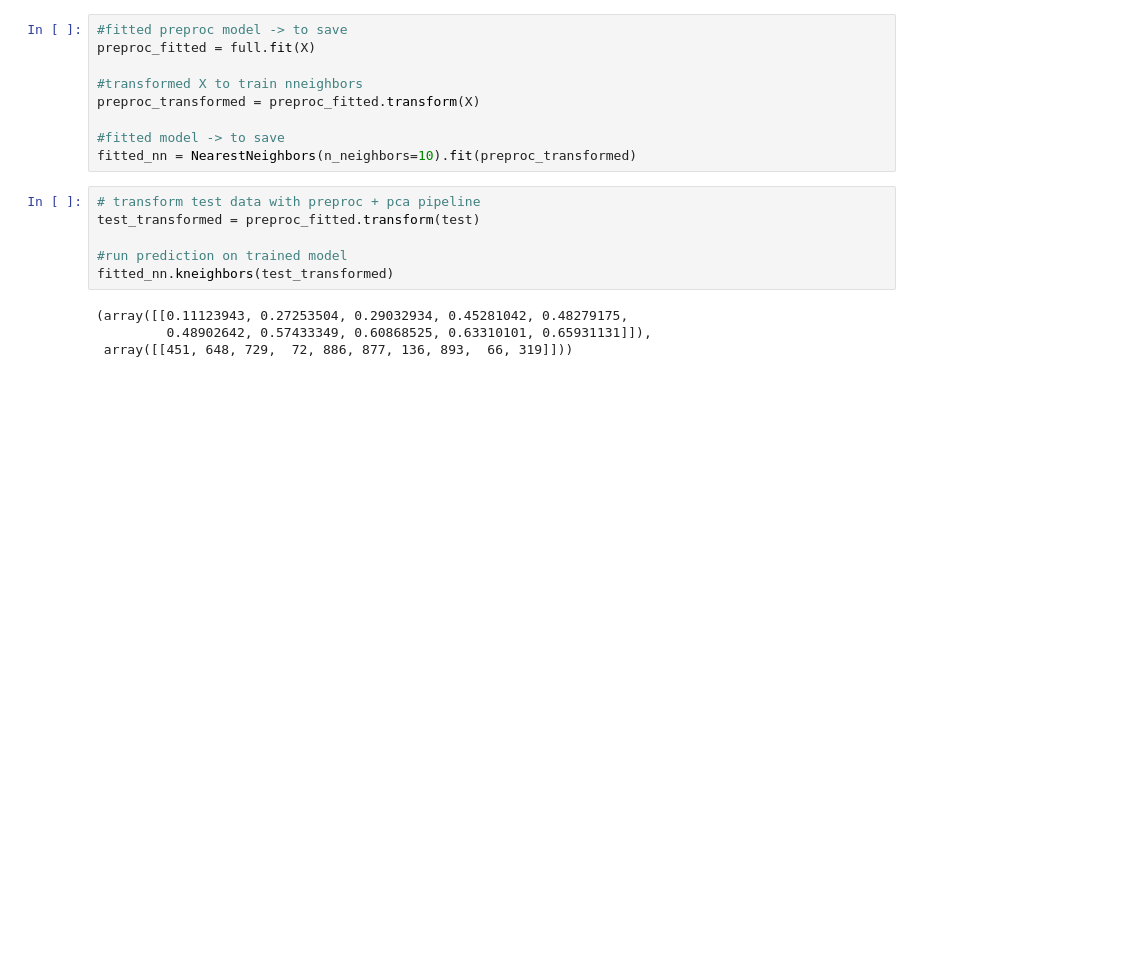
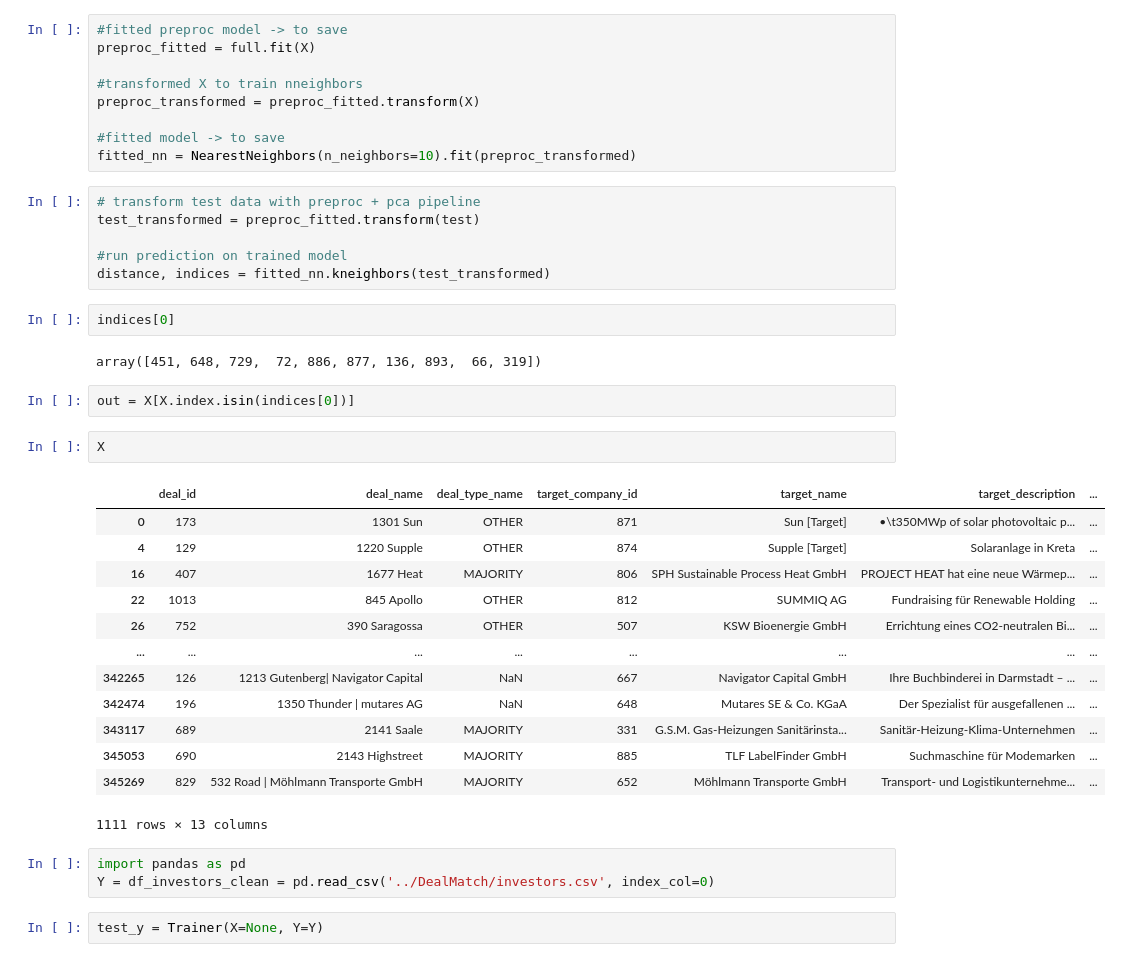
Before and after one commit to michabrz/DealMatch, a Jupyter notebook: notebooks/test_pipeline.ipynb, the cells around one changed output. Cells and saved outputs as stored; diff of their text form; blank space fills up the shorter version.

```diff
--- a/notebooks/test_pipeline.ipynb
+++ b/notebooks/test_pipeline.ipynb
@@ -69,8 +69,31 @@ fitted_nn = NearestNeighbors(n_neighbors=10).fit(preproc_transformed)
 test_transformed = preproc_fitted.transform(test)
 
 #run prediction on trained model
-fitted_nn.kneighbors(test_transformed)
+distance, indices = fitted_nn.kneighbors(test_transformed)
-# %% [output]
-(array([[0.11123943, 0.27253504, 0.29032934, 0.45281042, 0.48279175,
-         0.48902642, 0.57433349, 0.60868525, 0.63310101, 0.65931131]]),
- array([[451, 648, 729,  72, 886, 877, 136, 893,  66, 319]]))
+# %%
+indices[0]
+# %% [output]
+array([451, 648, 729,  72, 886, 877, 136, 893,  66, 319])
+# %%
+out = X[X.index.isin(indices[0])]
+# %%
+X
+# %% [output]
+|  | deal_id | deal_name | deal_type_name | target_company_id | target_name | target_description | ... |
+| 0 | 173 | 1301 Sun | OTHER | 871 | Sun [Target] | •\t350MWp of solar photovoltaic p... | ... |
+| 4 | 129 | 1220 Supple | OTHER | 874 | Supple [Target] | Solaranlage in Kreta | ... |
+| 16 | 407 | 1677 Heat | MAJORITY | 806 | SPH Sustainable Process Heat GmbH | PROJECT HEAT hat eine neue Wärmep... | ... |
+| 22 | 1013 | 845 Apollo | OTHER | 812 | SUMMIQ AG | Fundraising für Renewable Holding | ... |
+| 26 | 752 | 390 Saragossa | OTHER | 507 | KSW Bioenergie GmbH | Errichtung eines CO2-neutralen Bi... | ... |
+| ... | ... | ... | ... | ... | ... | ... | ... |
+| 342265 | 126 | 1213 Gutenberg| Navigator Capital | NaN | 667 | Navigator Capital GmbH | Ihre Buchbinderei in Darmstadt – ... | ... |
+| 342474 | 196 | 1350 Thunder | mutares AG | NaN | 648 | Mutares SE & Co. KGaA | Der Spezialist für ausgefallenen ... | ... |
+| 343117 | 689 | 2141 Saale | MAJORITY | 331 | G.S.M. Gas-Heizungen Sanitärinsta... | Sanitär-Heizung-Klima-Unternehmen | ... |
+| 345053 | 690 | 2143 Highstreet | MAJORITY | 885 | TLF LabelFinder GmbH | Suchmaschine für Modemarken | ... |
+| 345269 | 829 | 532 Road | Möhlmann Transporte GmbH | MAJORITY | 652 | Möhlmann Transporte GmbH | Transport- und Logistikunternehme... | ... |
+1111 rows × 13 columns
+# %%
+import pandas as pd
+Y = df_investors_clean = pd.read_csv('../DealMatch/investors.csv', index_col=0)
+# %%
+test_y = Trainer(X=None, Y=Y)
```
Also changed, not shown: parts of 21 cells of this notebook, 7 other files.
